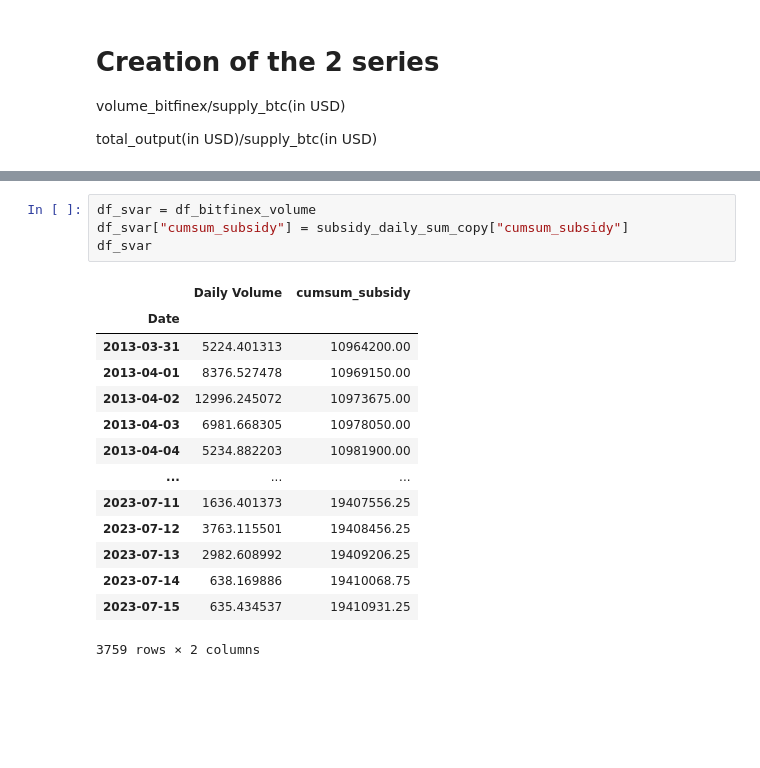
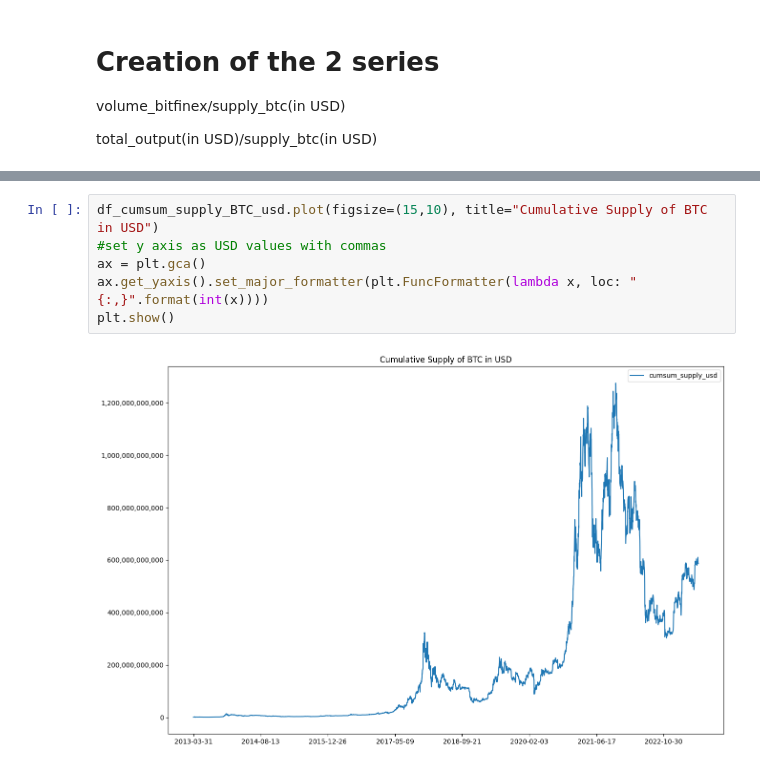
Before and after one commit to Moises-mfg/Analise-exploratoria-blockchain-Bitcoin, a Jupyter notebook: svar_bitcoin.ipynb, the cells around one changed output, grey strips where cells are left out. Drawn from its saved outputs; the diff is of its cells as text; blank space fills up the shorter version.

```diff
--- a/svar_bitcoin.ipynb
+++ b/svar_bitcoin.ipynb
@@ -200,19 +178,8 @@ pd.DataFrame(subsidy_daily_sum_copy["cumsum_subsidy"])
-# %%
-df_svar = df_bitfinex_volume
-df_svar["cumsum_subsidy"] = subsidy_daily_sum_copy["cumsum_subsidy"]
-df_svar
-# %% [output]
-|  | Daily Volume | cumsum_subsidy |
-| Date |  |  |
-| 2013-03-31 | 5224.401313 | 10964200.00 |
-| 2013-04-01 | 8376.527478 | 10969150.00 |
-| 2013-04-02 | 12996.245072 | 10973675.00 |
-| 2013-04-03 | 6981.668305 | 10978050.00 |
-| 2013-04-04 | 5234.882203 | 10981900.00 |
-| ... | ... | ... |
-| 2023-07-11 | 1636.401373 | 19407556.25 |
-| 2023-07-12 | 3763.115501 | 19408456.25 |
-| 2023-07-13 | 2982.608992 | 19409206.25 |
-| 2023-07-14 | 638.169886 | 19410068.75 |
-| 2023-07-15 | 635.434537 | 19410931.25 |
-3759 rows × 2 columns
+# %%
+df_cumsum_supply_BTC_usd.plot(figsize=(15,10), title="Cumulative Supply of BTC in USD")
+#set y axis as USD values with commas
+ax = plt.gca()
+ax.get_yaxis().set_major_formatter(plt.FuncFormatter(lambda x, loc: "{:,}".format(int(x))))
+plt.show()
+# %% [output]
+[figure, added]
```
Also changed, not shown: parts of 12 cells of this notebook.
